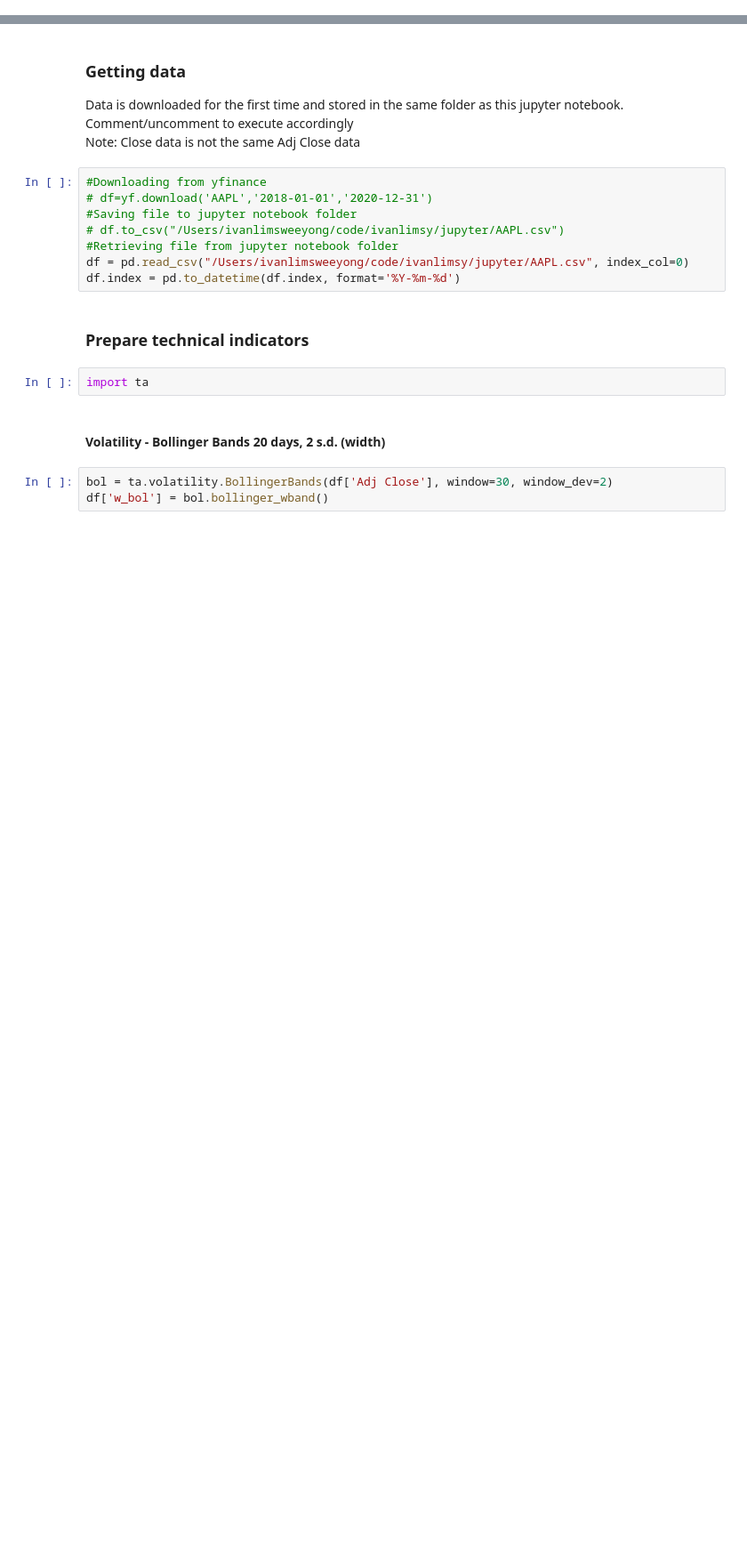
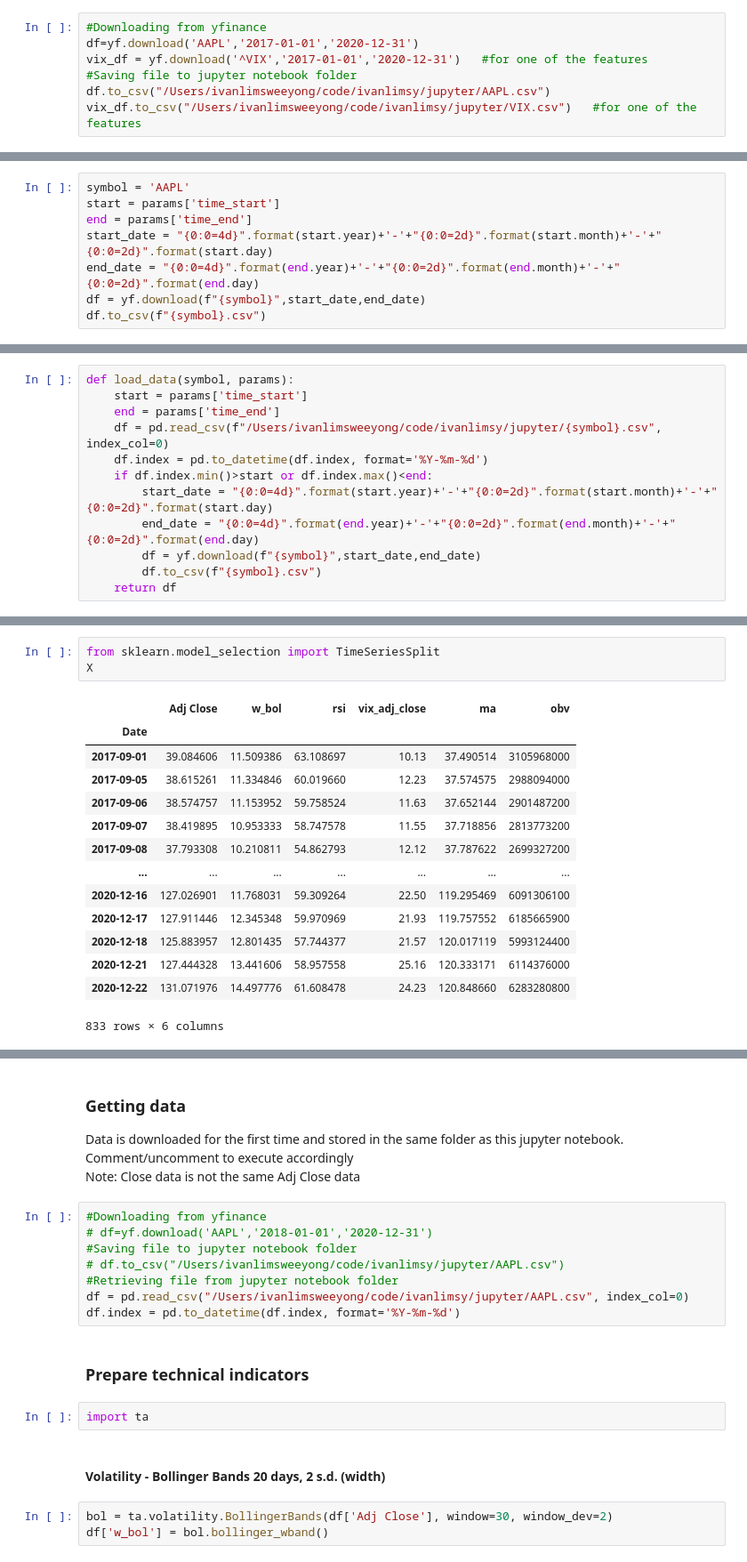
Before and after one commit to ivanlimsy/iOracle, a Jupyter notebook: notebooks/iOracle Deep Learning Ivan.ipynb, the cells around one changed output, grey strips where cells are left out. Shown: that part at 89% size. Drawn from its saved outputs; the diff is of its cells as text; blank space fills up the shorter version.

```diff
--- a/notebooks/iOracle Deep Learning Ivan.ipynb
+++ b/notebooks/iOracle Deep Learning Ivan.ipynb
@@ -143,0 +40,7 @@ import ta #https://github.com/bukosabino/ta
+# %%
+#Downloading from yfinance
+df=yf.download('AAPL','2017-01-01','2020-12-31')
+vix_df = yf.download('^VIX','2017-01-01','2020-12-31')   #for one of the features
+#Saving file to jupyter notebook folder
+df.to_csv("/Users/ivanlimsweeyong/code/ivanlimsy/jupyter/AAPL.csv")
+vix_df.to_csv("/Users/ivanlimsweeyong/code/ivanlimsy/jupyter/VIX.csv")   #for one of the features
@@ -143,0 +56,8 @@ import ta #https://github.com/bukosabino/ta
+# %%
+symbol = 'AAPL'
+start = params['time_start']
+end = params['time_end']
+start_date = "{0:0=4d}".format(start.year)+'-'+"{0:0=2d}".format(start.month)+'-'+"{0:0=2d}".format(start.day)
+end_date = "{0:0=4d}".format(end.year)+'-'+"{0:0=2d}".format(end.month)+'-'+"{0:0=2d}".format(end.day)
+df = yf.download(f"{symbol}",start_date,end_date)
+df.to_csv(f"{symbol}.csv")
@@ -143,0 +66,12 @@ import ta #https://github.com/bukosabino/ta
+# %%
+def load_data(symbol, params):
+    start = params['time_start']
+    end = params['time_end']
+    df = pd.read_csv(f"/Users/ivanlimsweeyong/code/ivanlimsy/jupyter/{symbol}.csv", index_col=0)
+    df.index = pd.to_datetime(df.index, format='%Y-%m-%d')
+    if df.index.min()>start or df.index.max()<end:
+        start_date = "{0:0=4d}".format(start.year)+'-'+"{0:0=2d}".format(start.month)+'-'+"{0:0=2d}".format(start.day)
+        end_date = "{0:0=4d}".format(end.year)+'-'+"{0:0=2d}".format(end.month)+'-'+"{0:0=2d}".format(end.day)
+        df = yf.download(f"{symbol}",start_date,end_date)
+        df.to_csv(f"{symbol}.csv")
+    return df
@@ -144 +351,19 @@ import ta #https://github.com/bukosabino/ta
+# %%
+from sklearn.model_selection import TimeSeriesSplit
+X
+# %% [output]
+|  | Adj Close | w_bol | rsi | vix_adj_close | ma | obv |
+| Date |  |  |  |  |  |  |
+| 2017-09-01 | 39.084606 | 11.509386 | 63.108697 | 10.13 | 37.490514 | 3105968000 |
+| 2017-09-05 | 38.615261 | 11.334846 | 60.019660 | 12.23 | 37.574575 | 2988094000 |
+| 2017-09-06 | 38.574757 | 11.153952 | 59.758524 | 11.63 | 37.652144 | 2901487200 |
+| 2017-09-07 | 38.419895 | 10.953333 | 58.747578 | 11.55 | 37.718856 | 2813773200 |
+| 2017-09-08 | 37.793308 | 10.210811 | 54.862793 | 12.12 | 37.787622 | 2699327200 |
+| ... | ... | ... | ... | ... | ... | ... |
+| 2020-12-16 | 127.026901 | 11.768031 | 59.309264 | 22.50 | 119.295469 | 6091306100 |
+| 2020-12-17 | 127.911446 | 12.345348 | 59.970969 | 21.93 | 119.757552 | 6185665900 |
+| 2020-12-18 | 125.883957 | 12.801435 | 57.744377 | 21.57 | 120.017119 | 5993124400 |
+| 2020-12-21 | 127.444328 | 13.441606 | 58.957558 | 25.16 | 120.333171 | 6114376000 |
+| 2020-12-22 | 131.071976 | 14.497776 | 61.608478 | 24.23 | 120.848660 | 6283280800 |
+833 rows × 6 columns
 # %% [markdown]
```
Also changed, not shown: parts of 82 cells of this notebook.
